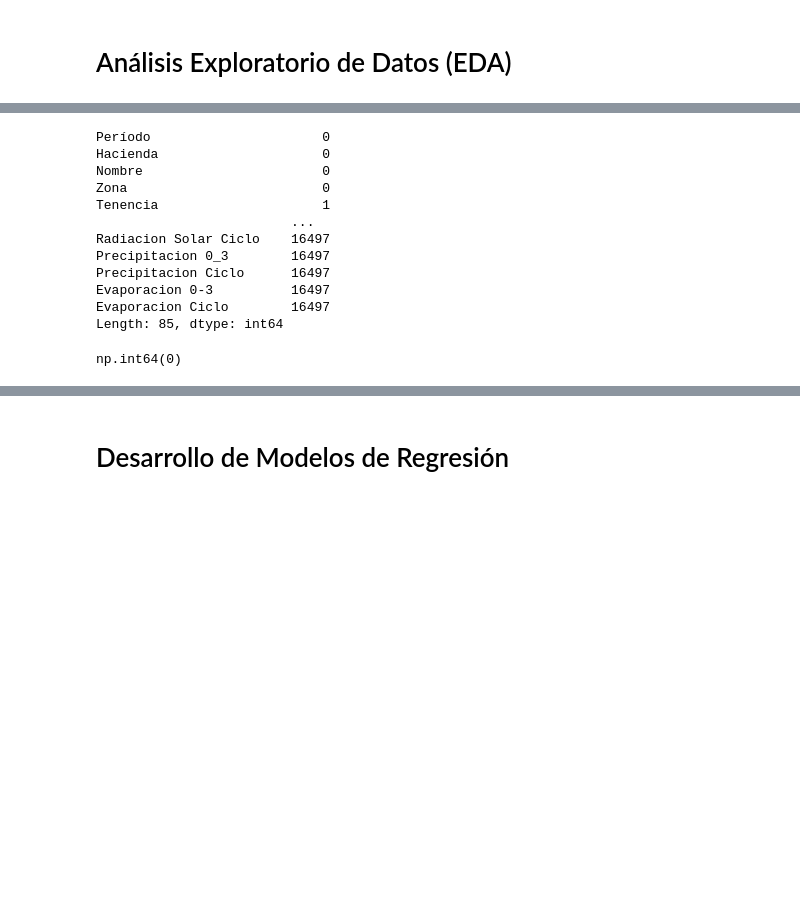
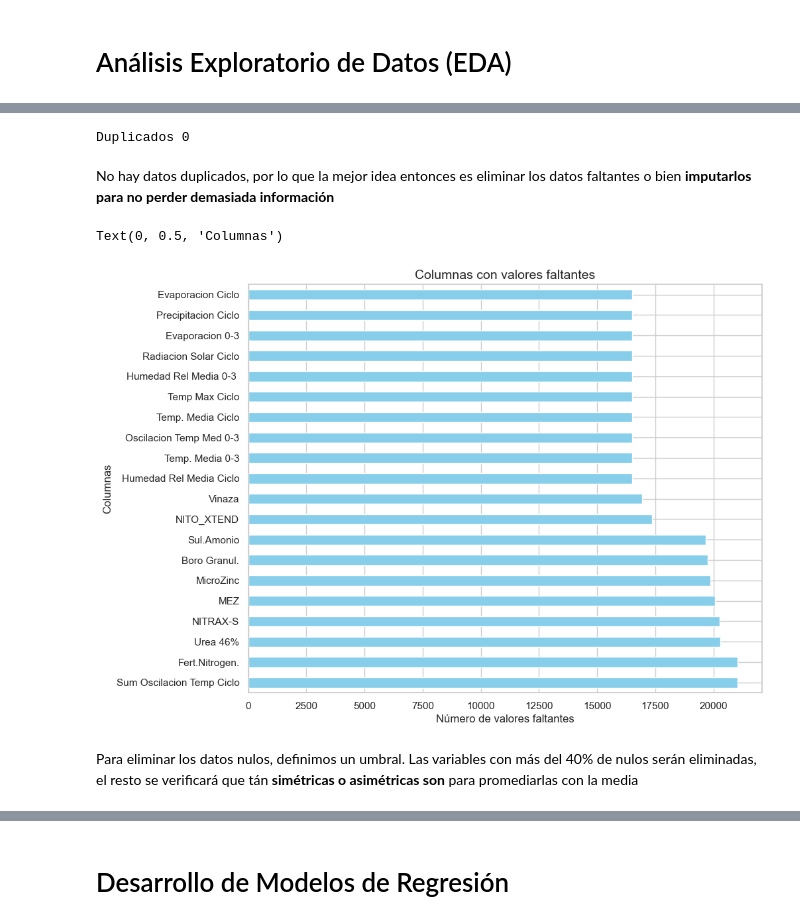
Before and after one commit to CarolBonilla/Predicci-n-Industria-Az-carera, a Jupyter notebook: TallerFinal.ipynb, the cells around one changed output, grey strips where cells are left out. Drawn from its saved outputs; the diff is of its cells as text; code cells hidden in the pictures; blank space fills up the shorter version.

```diff
--- a/TallerFinal.ipynb
+++ b/TallerFinal.ipynb
@@ -13,10 +13,17 @@ from IPython.display import display
 import warnings
 warnings.filterwarnings("ignore")
 # %%
-# Importamos la librería pandas, que se utiliza para la manipulación y análisis de datos.
+#Añadimos las opciones de visualización
+pd.set_option('display.max_columns', None)  # Mostrar todas las columnas
+sns.set(style="whitegrid")  # Establecer el estilo de los gráficos
 
-# Leemos el archivo Excel llamado 'HISTORICO_SUERTES.xlsx' y lo cargamos en un DataFrame de pandas.
-df_historico = pd.read_excel(r"C:\Users\User\Desktop\Universidad\Semestre 9\Análisis cuantitativo\Unidad IV\Taller final\HISTORICO_SUERTES.xlsx")
+
+# Cargamos los datos
+df_historico = pd.read_excel(r"C:\Users\User\Desktop\Universidad\Semestre 9\Análisis cuantitativo\Unidad IV\Taller final\Dataset\HISTORICO_SUERTES.xlsx")
+
+#Vista general
+print("Dimensiones:", df_historico.shape)
+df_historico.head()
 
 # Mostramos las primeras filas del DataFrame para explorar rápidamente la estructura de los datos.
 df_historico.describe()
@@ -53,0 +72,8 @@ memory usage: 13.6+ MB
+# %%
+# Verificamos la cantidad de valores nulos en cada columna del DataFrame
+pd.set_option("display.max_rows", None)  # Mostrar todas las filas
+pd.set_option("display.max_columns", None)  # Mostrar todas las columnas
+
+faltantes = df_historico.isnull().sum().sort_values(ascending=False)
+faltantes = faltantes[faltantes > 0]  # Filtrar solo las columnas con valores faltantes
+print("Columnas con valores faltantes:\n", faltantes)
@@ -54,19 +107,19 @@ memory usage: 13.6+ MB
 # %%
-# Verificamos la cantidad de valores nulos en cada columna del DataFrame
-print(df_historico.isnull().sum())
 #Verificamos también los datos posiblemente duplicados:
-df_historico.duplicated().sum()
+print("Duplicados", df_historico.duplicated().sum())
 # %% [output]
-Período                      0
-Hacienda                     0
-Nombre                       0
-Zona                         0
-Tenencia                     1
-                         ...
-Radiacion Solar Ciclo    16497
-Precipitacion 0_3        16497
-Precipitacion Ciclo      16497
-Evaporacion 0-3          16497
-Evaporacion Ciclo        16497
-Length: 85, dtype: int64
+Duplicados 0
-np.int64(0)
+# %% [markdown]
+No hay datos duplicados, por lo que la mejor idea entonces es eliminar los datos faltantes o bien **imputarlos para no perder demasiada información**
+# %%
+#Visualización de datos faltantes
+plt.figure(figsize=(10, 8))
+faltantes.head(20).plot(kind='barh', color='skyblue')
+plt.title("Columnas con valores faltantes", fontsize=14)
+plt.xlabel("Número de valores faltantes", fontsize=12)
+plt.ylabel("Columnas")
+# %% [output]
+Text(0, 0.5, 'Columnas')
+[figure, added]
+# %% [markdown]
+Para eliminar los datos nulos, definimos un umbral. Las variables con más del 40% de nulos serán eliminadas, el resto se verificará que tán **simétricas o asimétricas son** para promediarlas con la media
```
Also changed, not shown: parts of 12 cells of this notebook.
